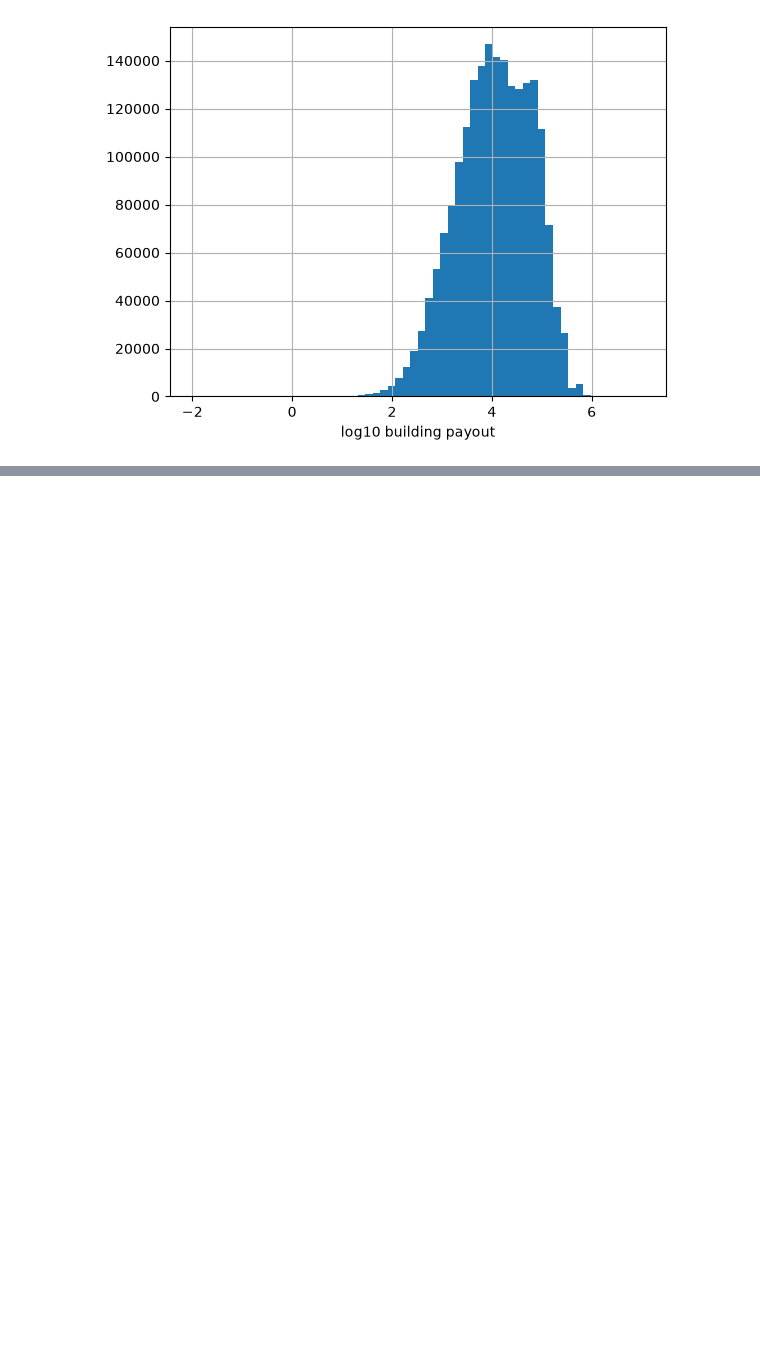
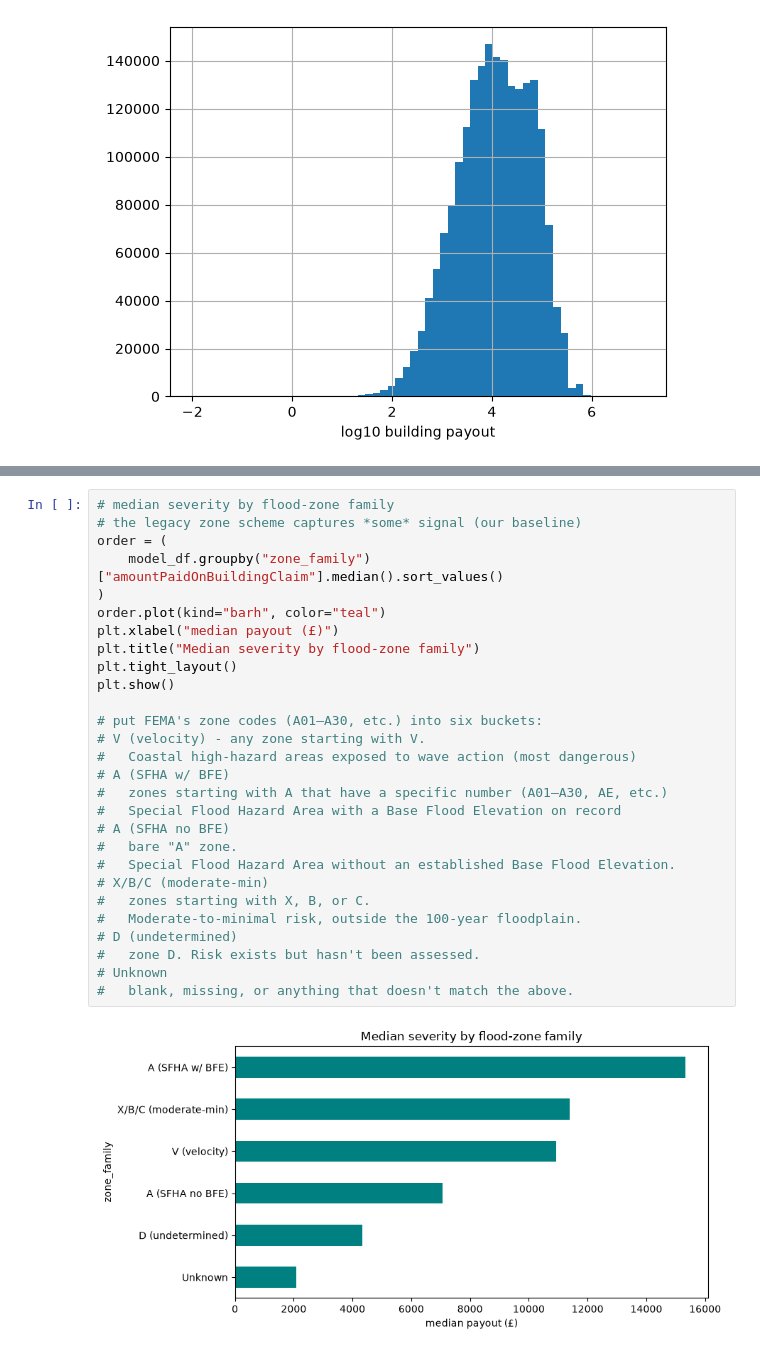
Before and after one commit to ytterbiu/smm284-AML-FIMA-flood-severity-g09, a Jupyter notebook: BE_notes.ipynb, the cells around one changed output, grey strips where cells are left out. Saved outputs shown, nothing was run; the diff lists cells and outputs as text; blank space fills up the shorter version.

```diff
--- a/BE_notes.ipynb
+++ b/BE_notes.ipynb
@@ -132,0 +332,30 @@ Name: count, dtype: int64
+# %%
+# median severity by flood-zone family
+# the legacy zone scheme captures *some* signal (our baseline)
+order = (
+    model_df.groupby("zone_family")["amountPaidOnBuildingClaim"].median().sort_values()
+)
+order.plot(kind="barh", color="teal")
+plt.xlabel("median payout (£)")
+plt.title("Median severity by flood-zone family")
+plt.tight_layout()
+plt.show()
+
+# put FEMA's zone codes (A01–A30, etc.) into six buckets:
+# V (velocity) - any zone starting with V.
+#   Coastal high-hazard areas exposed to wave action (most dangerous)
+# A (SFHA w/ BFE)
+#   zones starting with A that have a specific number (A01–A30, AE, etc.)
+#   Special Flood Hazard Area with a Base Flood Elevation on record
+# A (SFHA no BFE)
+#   bare "A" zone.
+#   Special Flood Hazard Area without an established Base Flood Elevation.
+# X/B/C (moderate-min)
+#   zones starting with X, B, or C.
+#   Moderate-to-minimal risk, outside the 100-year floodplain.
+# D (undetermined)
+#   zone D. Risk exists but hasn't been assessed.
+# Unknown
+#   blank, missing, or anything that doesn't match the above.
+# %% [output]
+[figure, added]
```
Also changed, not shown: parts of 26 cells of this notebook.
